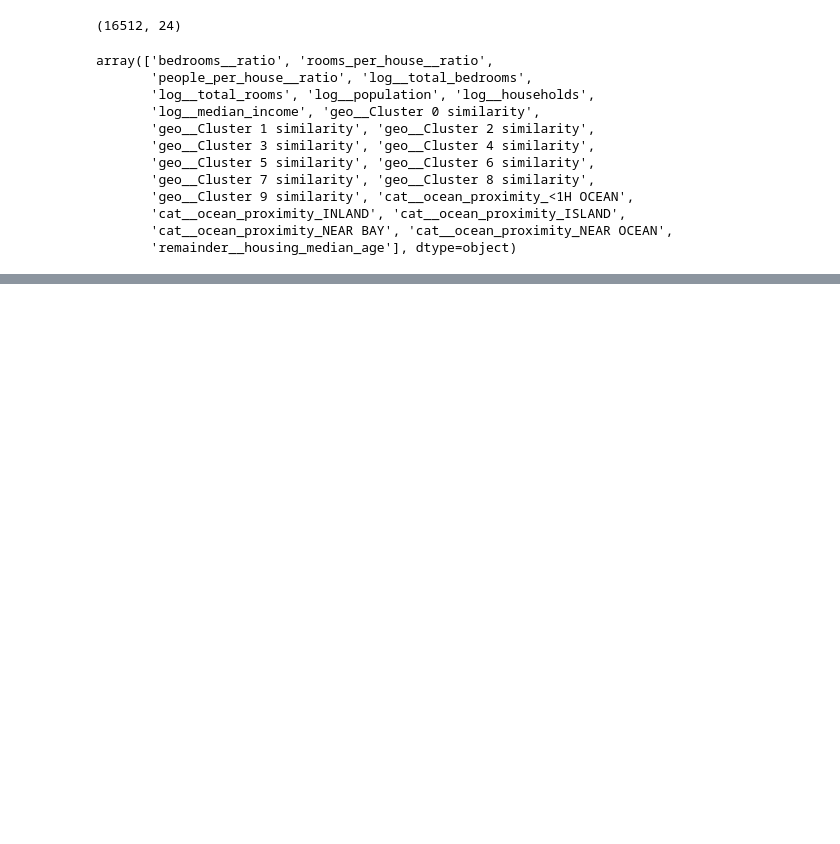
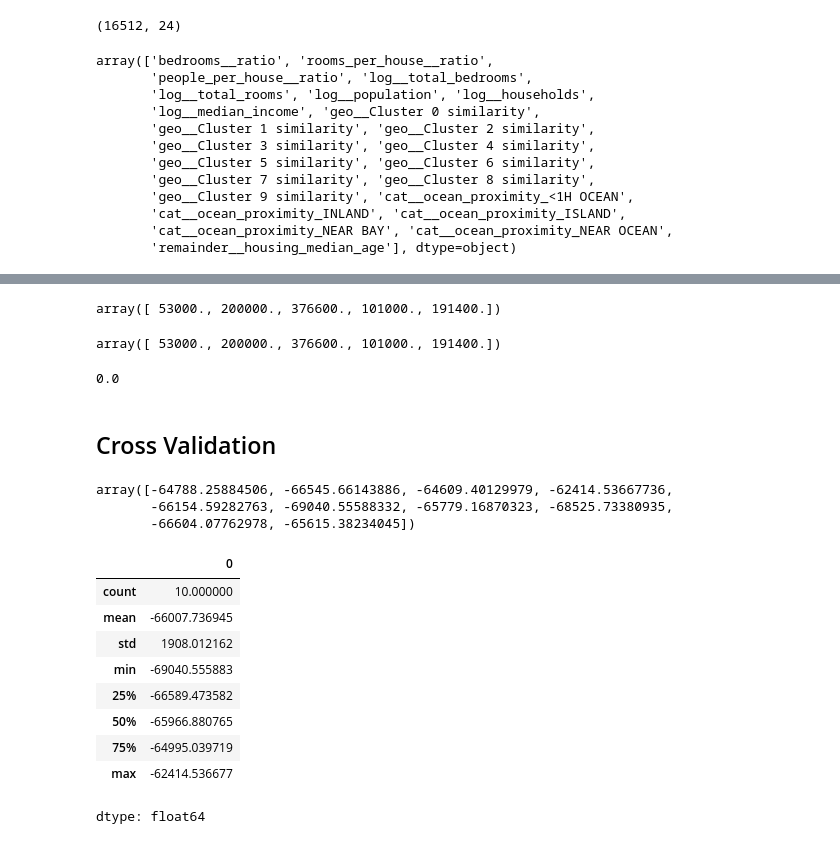
Before and after one commit to JagjeevanAK/Machine-Learning, a Jupyter notebook: chapter_2.ipynb, the cells around one changed output, grey strips where cells are left out. Cells and saved outputs as stored; diff of their text form; code cells hidden in the pictures; blank space fills up the shorter version.

Commit message:
completed until model validation

```diff
--- a/chapter_2.ipynb
+++ b/chapter_2.ipynb
@@ -465,0 +466,5 @@ from sklearn
+# %%
+from sklearn.linear_model import LinearRegression
+
+lin_mod = make_pipeline(preprocessing, LinearRegression())
+lin_mod.fit(housing, housing_label)
@@ -465,0 +504,5 @@ from sklearn
+# %%
+from sklearn.tree import DecisionTreeRegressor
+d_tree = make_pipeline(preprocessing, DecisionTreeRegressor(random_state=42))
+# %%
+d_tree.fit(housing,housing_label)
@@ -465,0 +527,37 @@ from sklearn
+# %%
+pred = d_tree.predict(housing)
+pred[:5]
+# %% [output]
+array([ 53000., 200000., 376600., 101000., 191400.])
+# %%
+housing_label[:5].values
+# %% [output]
+array([ 53000., 200000., 376600., 101000., 191400.])
+# %%
+d_tree_rmse = mean_squared_error(housing_label, pred)**0.5
+d_tree_rmse
+# %% [output]
+0.0
+# %% [markdown]
+## Cross Validation
+# %%
+from sklearn.model_selection import cross_val_score
+tree_cross_val = cross_val_score(d_tree, housing, housing_label, scoring="neg_root_mean_squared_error", cv=10)
+tree_cross_val
+# %% [output]
+array([-64788.25884506, -66545.66143886, -64609.40129979, -62414.53667736,
+       -66154.59282763, -69040.55588332, -65779.16870323, -68525.73380935,
+       -66604.07762978, -65615.38234045])
+# %%
+pd.Series(tree_cross_val).describe()
+# %% [output]
+|  | 0 |
+| count | 10.000000 |
+| mean | -66007.736945 |
+| std | 1908.012162 |
+| min | -69040.555883 |
+| 25% | -66589.473582 |
+| 50% | -65966.880765 |
+| 75% | -64995.039719 |
+| max | -62414.536677 |
+dtype: float64
```
Also changed, not shown: parts of 10 cells of this notebook.
